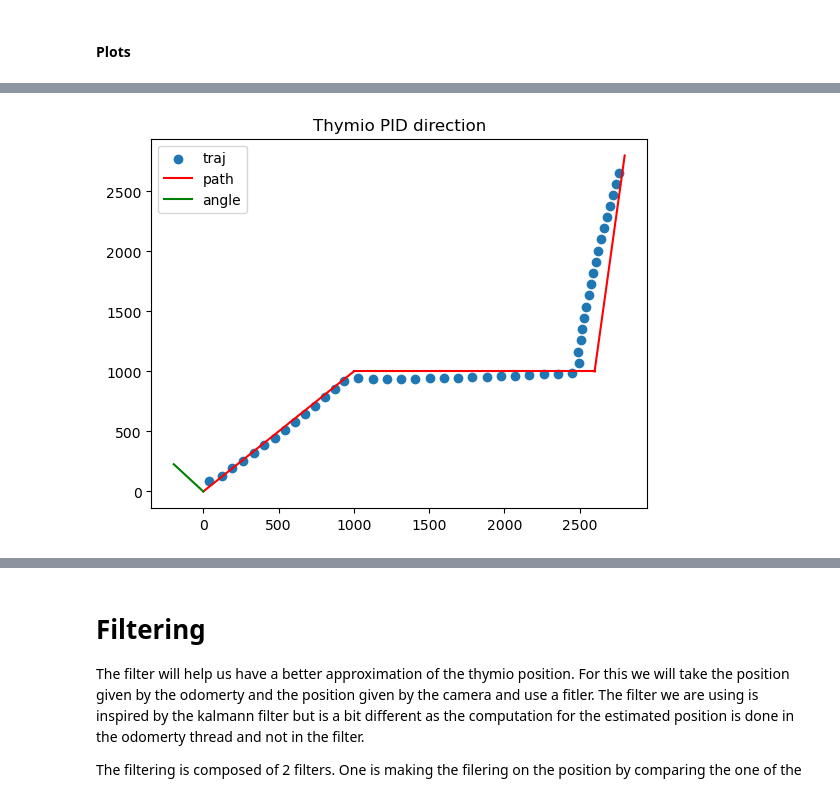
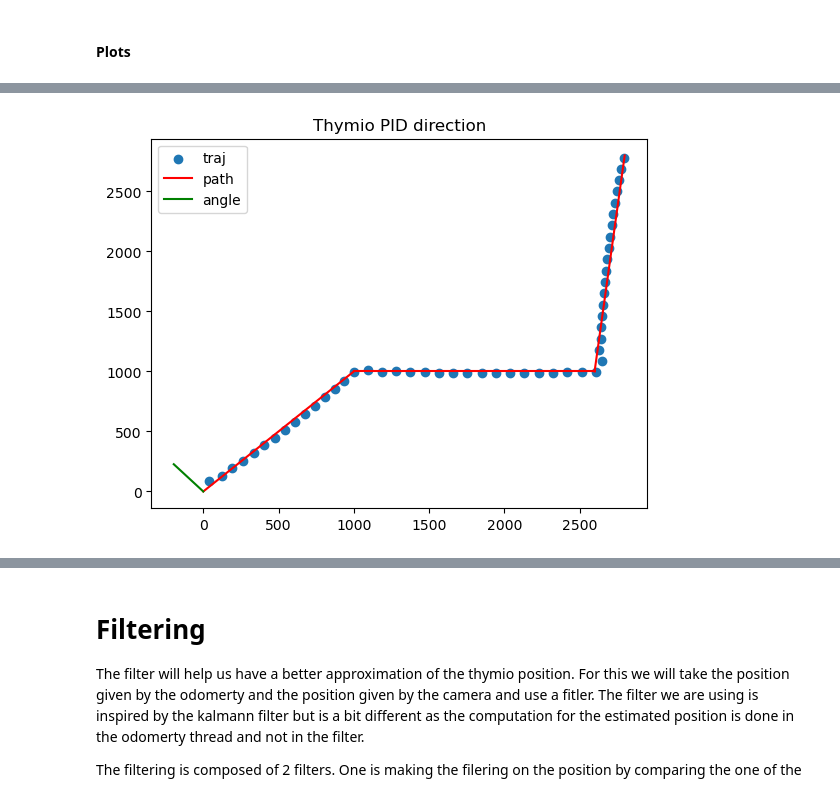
Before and after one commit to RobinJunod/Project_thymio, a Jupyter notebook: main.ipynb, the cells around one changed output, grey strips where cells are left out. Saved outputs shown, nothing was run; the diff lists cells and outputs as text; code cells hidden in the pictures.

Commit message:
plot pid improved

```diff
--- a/main.ipynb
+++ b/main.ipynb
@@ -429,36 +429,36 @@ while True:
     # compute PID speed
     [robot_speed[0], robot_speed[1]] = PID.PID(d_time, 100, 100)
     # set speed and get new position and angle value
     [robot_pos[0], robot_pos[1], robot_angle] = PID.plant(robot_speed[0], robot_speed[1], robot_pos[0], robot_pos[1], robot_angle, d_time)
     thymio_trajectory.append((robot_pos[0], robot_pos[1]))
 
     # Check proximity
-    manathan_dist_to_goal = abs(goal_pos[1]-robot_pos[1]) + abs(goal_pos[0]-robot_pos[0])
-    if manathan_dist_to_goal < 200 or loop > 300:
+    dist_to_goal = (robot_pos[0]-goal_pos[0])**2 + (robot_pos[1]-goal_pos[1])**2
+    if dist_to_goal < 400 or loop > 300:
         n_goal += 1
         if n_goal < len(goals_list):
             goal_pos = list(goals_list[n_goal])
             # reset integral value
             PID.PID_integral = 0
         else:
             break
 
 # plot trajectorie
 plt.scatter(*zip(*thymio_trajectory), label='traj')
 # Plot objective 'path'
 # Plot objective 'path'
 plt.plot([0,goals_list[0][0]], [0,goals_list[0][1]], color = 'red', linestyle = 'solid', label='path')
 
 plt.plot([goals_list[0][0],goals_list[1][0]], [goals_list[0][1],goals_list[1][1]], color = 'red', linestyle = 'solid', label=None)
 plt.plot([goals_list[1][0],goals_list[2][0]], [goals_list[1][1],goals_list[2][1]], color = 'red', linestyle = 'solid', label=None)
 
 plt.plot([0,300*math.cos(init_robot_angle)], [0, 300 * math.sin(init_robot_angle)], color = 'green', label='angle')
 
 plt.legend()
 plt.title('Thymio PID direction')
 plt.show()
 # %% [output]
-[figure, old version]
+[figure, new version]
 # %% [markdown]
 # Threading and code organisation
 
```
